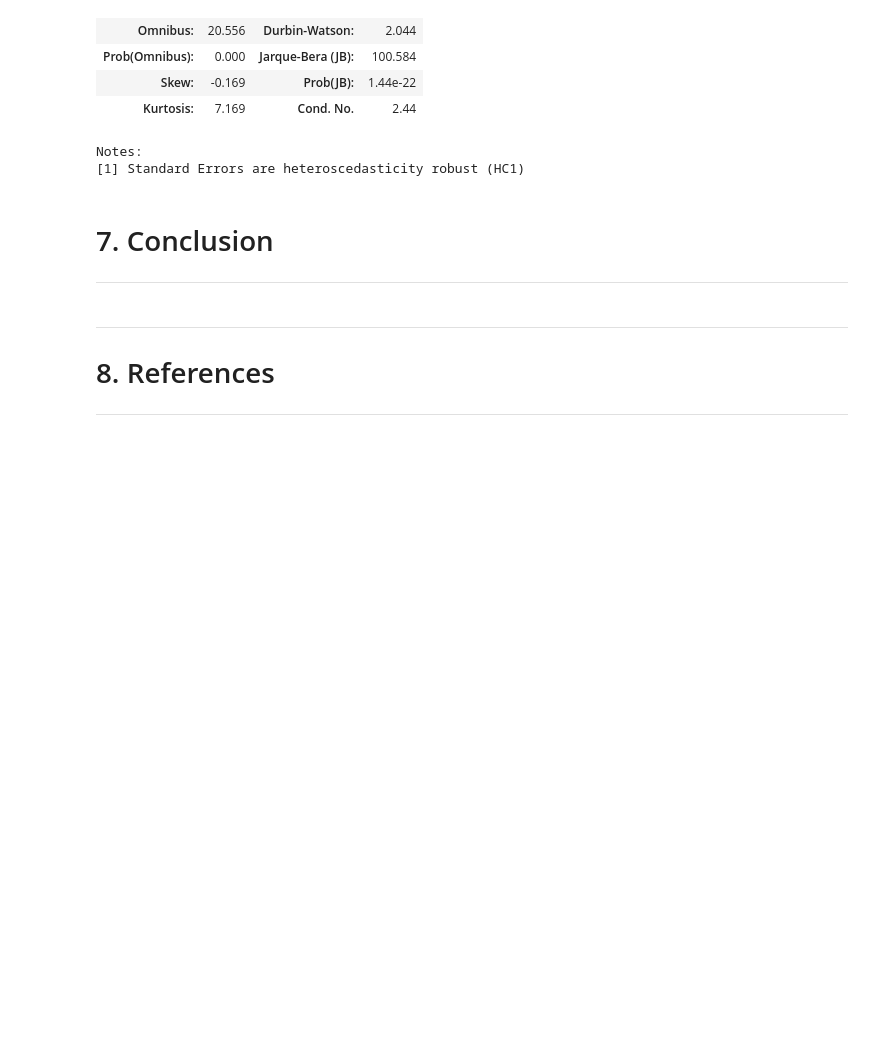
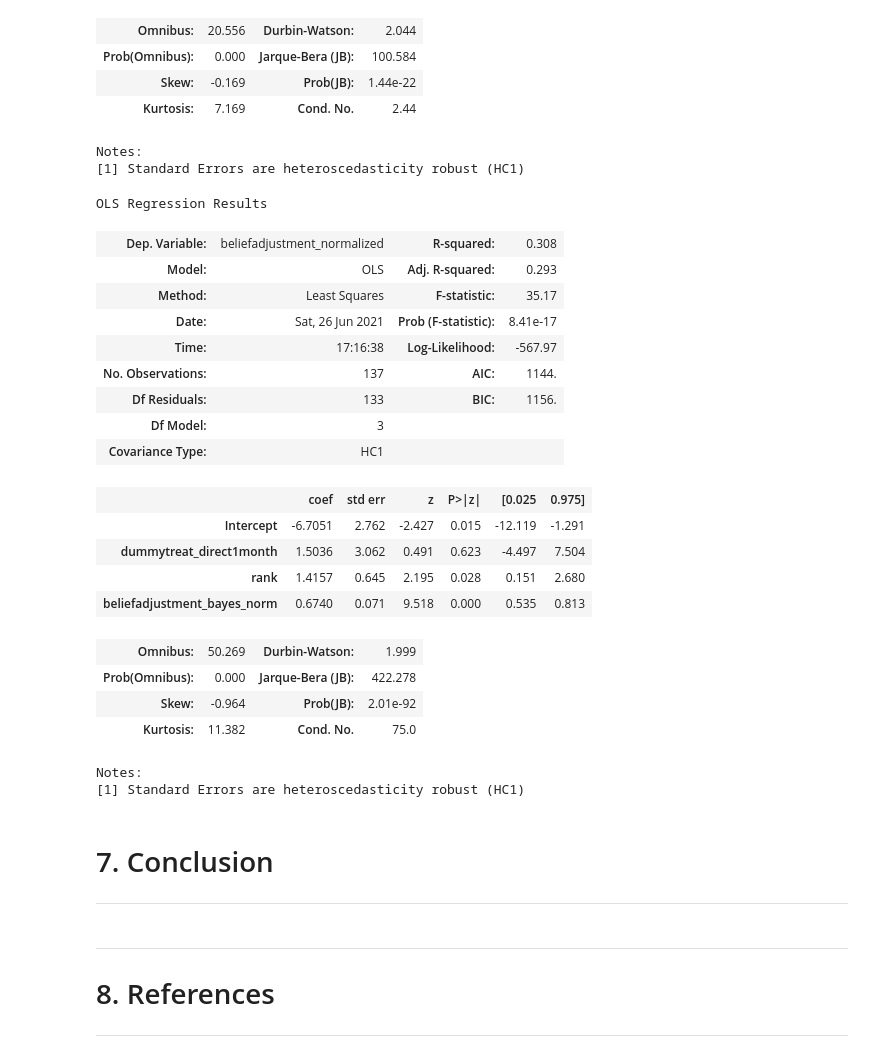
Before and after one commit to aysuavci/ose-data-science-course-project-aysuavci, a Jupyter notebook: project_notebook.ipynb, the cells around one changed output. Cells and saved outputs as stored; diff of their text form; code cells hidden in the pictures; blank space fills up the shorter version.

```diff
--- a/project_notebook.ipynb
+++ b/project_notebook.ipynb
@@ -613,6 +613,33 @@ OLS Regression Results
 | Kurtosis: | 7.169 | Cond. No. | 2.44 |
 Notes:
 [1] Standard Errors are heteroscedasticity robust (HC1)
+# %%
+#Reg 2 Belief
+model_ols = smf.ols(formula="beliefadjustment_normalized ~ dummytreat_direct1month + rank + beliefadjustment_bayes_norm", data=df_ba_good)
+rslt = model_ols.fit(cov_type='HC1')
+rslt.summary()
+# %% [output]
+OLS Regression Results
+| Dep. Variable: | beliefadjustment_normalized | R-squared: | 0.308 |
+| Model: | OLS | Adj. R-squared: | 0.293 |
+| Method: | Least Squares | F-statistic: | 35.17 |
+| Date: | Sat, 26 Jun 2021 | Prob (F-statistic): | 8.41e-17 |
+| Time: | 17:16:38 | Log-Likelihood: | -567.97 |
+| No. Observations: | 137 | AIC: | 1144. |
+| Df Residuals: | 133 | BIC: | 1156. |
+| Df Model: | 3 |  |  |
+| Covariance Type: | HC1 |  |  |
+|  | coef | std err | z | P>|z| | [0.025 | 0.975] |
+| Intercept | -6.7051 | 2.762 | -2.427 | 0.015 | -12.119 | -1.291 |
+| dummytreat_direct1month | 1.5036 | 3.062 | 0.491 | 0.623 | -4.497 | 7.504 |
+| rank | 1.4157 | 0.645 | 2.195 | 0.028 | 0.151 | 2.680 |
+| beliefadjustment_bayes_norm | 0.6740 | 0.071 | 9.518 | 0.000 | 0.535 | 0.813 |
+| Omnibus: | 50.269 | Durbin-Watson: | 1.999 |
+| Prob(Omnibus): | 0.000 | Jarque-Bera (JB): | 422.278 |
+| Skew: | -0.964 | Prob(JB): | 2.01e-92 |
+| Kurtosis: | 11.382 | Cond. No. | 75.0 |
+Notes:
+[1] Standard Errors are heteroscedasticity robust (HC1)
 # %% [markdown]
 # 7. Conclusion
 ---
```
